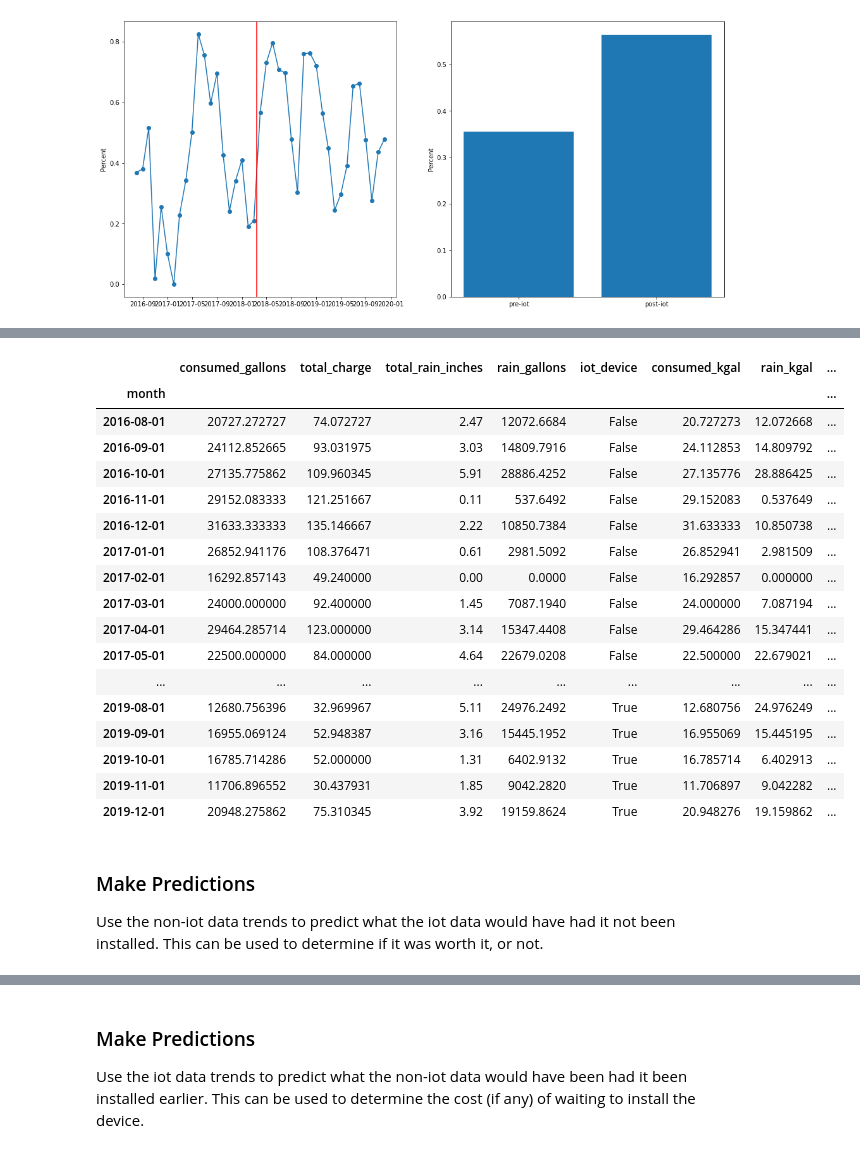
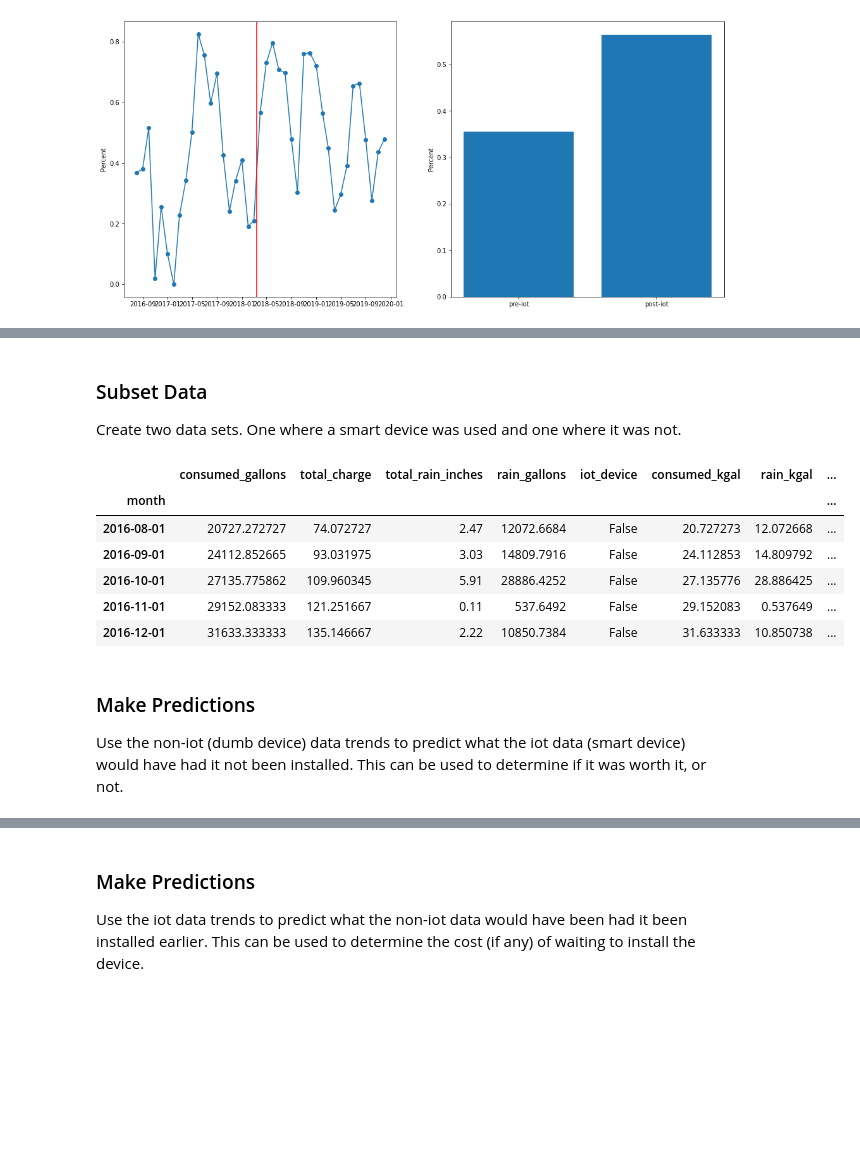
Before and after one commit to frigidplanet/smart_irrigation_analysis, a Jupyter notebook: Irrigation_Analysis.ipynb, the cells around one changed output, grey strips where cells are left out. Saved outputs shown, nothing was run; the diff lists cells and outputs as text; code cells hidden in the pictures; blank space fills up the shorter version.

```diff
--- a/Irrigation_Analysis.ipynb
+++ b/Irrigation_Analysis.ipynb
@@ -326,33 +315,26 @@ This dataset consists of months with IOT data and corresponding months from non-
+# %% [markdown]
+### Subset Data
+
+Create two data sets.  One where a smart device was used and one where it was not.
 # %%
-# Just the iot and corresponding data
-iot_month_data = combined_df[combined_df.index.month.isin(combined_df[combined_df['iot_device'] == True].index.month)]
+# Rename the DF, just cause I can
+iot_month_data = combined_df
 
 # Split based on IOT or not
 iot_month_data_isiot = iot_month_data[iot_month_data['iot_device'] == True].copy()
 iot_month_data_notiot = iot_month_data[iot_month_data['iot_device'] == False].copy()
 
-iot_month_data
+iot_month_data.head()
 # %% [output]
 |  | consumed_gallons | total_charge | total_rain_inches | rain_gallons | iot_device | consumed_kgal | rain_kgal | ... |
 | month |  |  |  |  |  |  |  | ... |
 | 2016-08-01 | 20727.272727 | 74.072727 | 2.47 | 12072.6684 | False | 20.727273 | 12.072668 | ... |
 | 2016-09-01 | 24112.852665 | 93.031975 | 3.03 | 14809.7916 | False | 24.112853 | 14.809792 | ... |
 | 2016-10-01 | 27135.775862 | 109.960345 | 5.91 | 28886.4252 | False | 27.135776 | 28.886425 | ... |
 | 2016-11-01 | 29152.083333 | 121.251667 | 0.11 | 537.6492 | False | 29.152083 | 0.537649 | ... |
 | 2016-12-01 | 31633.333333 | 135.146667 | 2.22 | 10850.7384 | False | 31.633333 | 10.850738 | ... |
-| 2017-01-01 | 26852.941176 | 108.376471 | 0.61 | 2981.5092 | False | 26.852941 | 2.981509 | ... |
-| 2017-02-01 | 16292.857143 | 49.240000 | 0.00 | 0.0000 | False | 16.292857 | 0.000000 | ... |
-| 2017-03-01 | 24000.000000 | 92.400000 | 1.45 | 7087.1940 | False | 24.000000 | 7.087194 | ... |
-| 2017-04-01 | 29464.285714 | 123.000000 | 3.14 | 15347.4408 | False | 29.464286 | 15.347441 | ... |
-| 2017-05-01 | 22500.000000 | 84.000000 | 4.64 | 22679.0208 | False | 22.500000 | 22.679021 | ... |
-| ... | ... | ... | ... | ... | ... | ... | ... | ... |
-| 2019-08-01 | 12680.756396 | 32.969967 | 5.11 | 24976.2492 | True | 12.680756 | 24.976249 | ... |
-| 2019-09-01 | 16955.069124 | 52.948387 | 3.16 | 15445.1952 | True | 16.955069 | 15.445195 | ... |
-| 2019-10-01 | 16785.714286 | 52.000000 | 1.31 | 6402.9132 | True | 16.785714 | 6.402913 | ... |
-| 2019-11-01 | 11706.896552 | 30.437931 | 1.85 | 9042.2820 | True | 11.706897 | 9.042282 | ... |
-| 2019-12-01 | 20948.275862 | 75.310345 | 3.92 | 19159.8624 | True | 20.948276 | 19.159862 | ... |
 # %% [markdown]
 ### Make Predictions
 
-Use the non-iot data trends to predict what the iot data would have had it not been installed.  This can be used to determine if it was worth it, or not.
+Use the non-iot (dumb device) data trends to predict what the iot data (smart device) would have had it not been installed.  This can be used to determine if it was worth it, or not.
 # %%
```
Also changed, not shown: parts of 8 cells of this notebook, 1 other file.
